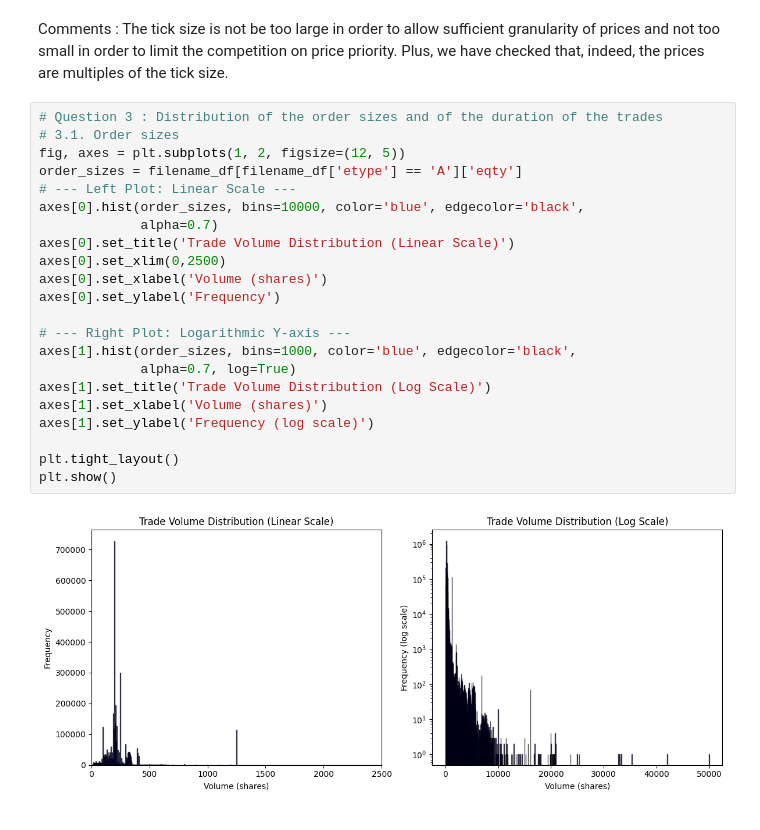
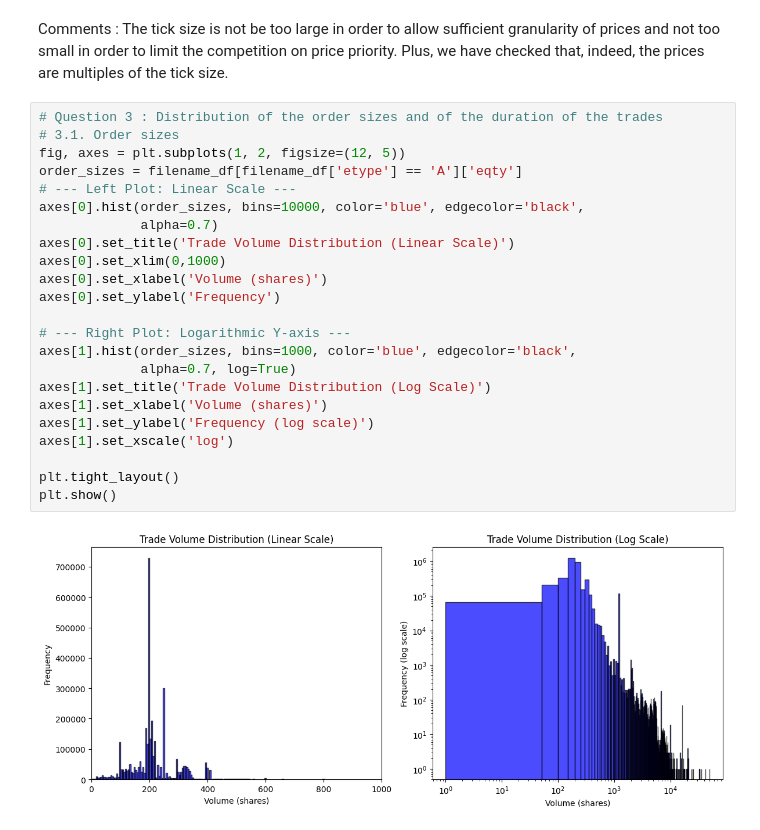
Before and after one commit to ethantrentin/High-Frequency-Data-Limit-Order-Books, a Jupyter notebook: DHF-LAB1-BOISTARD-ROCHE-TRENTIN.ipynb, the cells around one changed output. Drawn from its saved outputs; the diff is of its cells as text.

```diff
--- a/DHF-LAB1-BOISTARD-ROCHE-TRENTIN.ipynb
+++ b/DHF-LAB1-BOISTARD-ROCHE-TRENTIN.ipynb
@@ -204,24 +204,25 @@ of the tick size.
 # %%
 # Question 3 : Distribution of the order sizes and of the duration of the trades
 # 3.1. Order sizes
 fig, axes = plt.subplots(1, 2, figsize=(12, 5))
 order_sizes = filename_df[filename_df['etype'] == 'A']['eqty']
 # --- Left Plot: Linear Scale ---
 axes[0].hist(order_sizes, bins=10000, color='blue', edgecolor='black',
              alpha=0.7)
 axes[0].set_title('Trade Volume Distribution (Linear Scale)')
-axes[0].set_xlim(0,2500)
+axes[0].set_xlim(0,1000)
 axes[0].set_xlabel('Volume (shares)')
 axes[0].set_ylabel('Frequency')
 
 # --- Right Plot: Logarithmic Y-axis ---
 axes[1].hist(order_sizes, bins=1000, color='blue', edgecolor='black',
              alpha=0.7, log=True)
 axes[1].set_title('Trade Volume Distribution (Log Scale)')
 axes[1].set_xlabel('Volume (shares)')
 axes[1].set_ylabel('Frequency (log scale)')
+axes[1].set_xscale('log')
 
 plt.tight_layout()
 plt.show()
 # %% [output]
-[figure, old version]
+[figure, new version]
```
